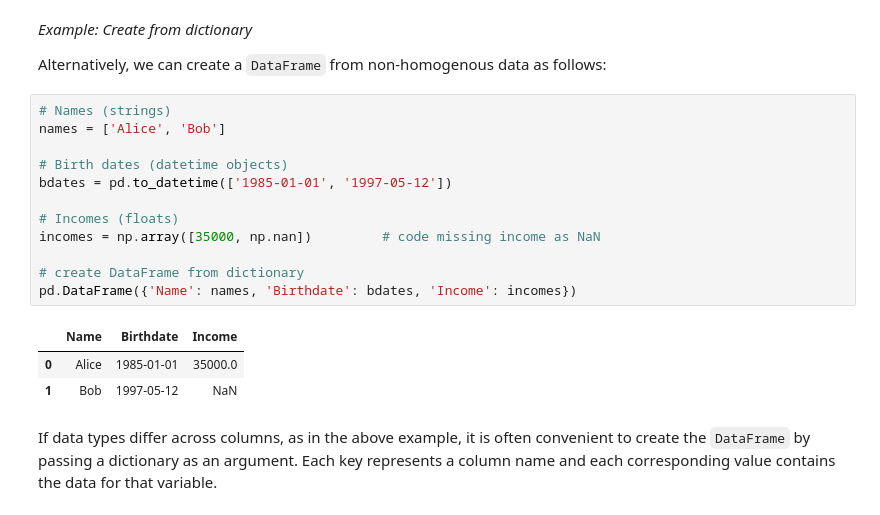
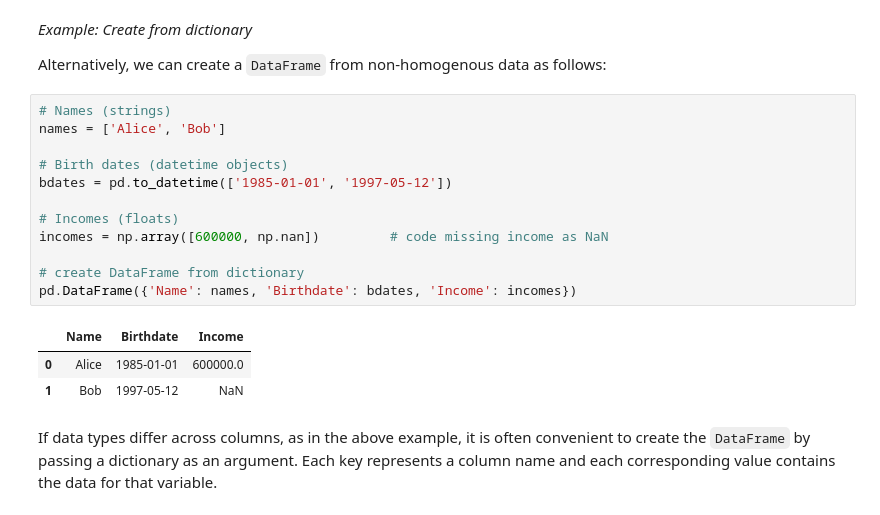
Before and after one commit to richardfoltyn/TECH2-H24, a Jupyter notebook: lecture2/lecture2.ipynb, the cells around one changed output. Saved outputs shown, nothing was run; the diff lists cells and outputs as text.

```diff
--- a/lecture2/lecture2.ipynb
+++ b/lecture2/lecture2.ipynb
@@ -129,18 +130,18 @@ Alternatively, we can create a `DataFrame` from non-homogenous data as follows:
 # %%
 # Names (strings)
 names = ['Alice', 'Bob']
 
 # Birth dates (datetime objects)
 bdates = pd.to_datetime(['1985-01-01', '1997-05-12'])
 
 # Incomes (floats)
-incomes = np.array([35000, np.nan])         # code missing income as NaN
+incomes = np.array([600000, np.nan])         # code missing income as NaN
 
 # create DataFrame from dictionary
 pd.DataFrame({'Name': names, 'Birthdate': bdates, 'Income': incomes})
 # %% [output]
 |  | Name | Birthdate | Income |
-| 0 | Alice | 1985-01-01 | 35000.0 |
+| 0 | Alice | 1985-01-01 | 600000.0 |
 | 1 | Bob | 1997-05-12 | NaN |
 # %% [markdown]
 If data types differ across columns, as in the above example,
```
Also changed, not shown: parts of 16 cells of this notebook.
